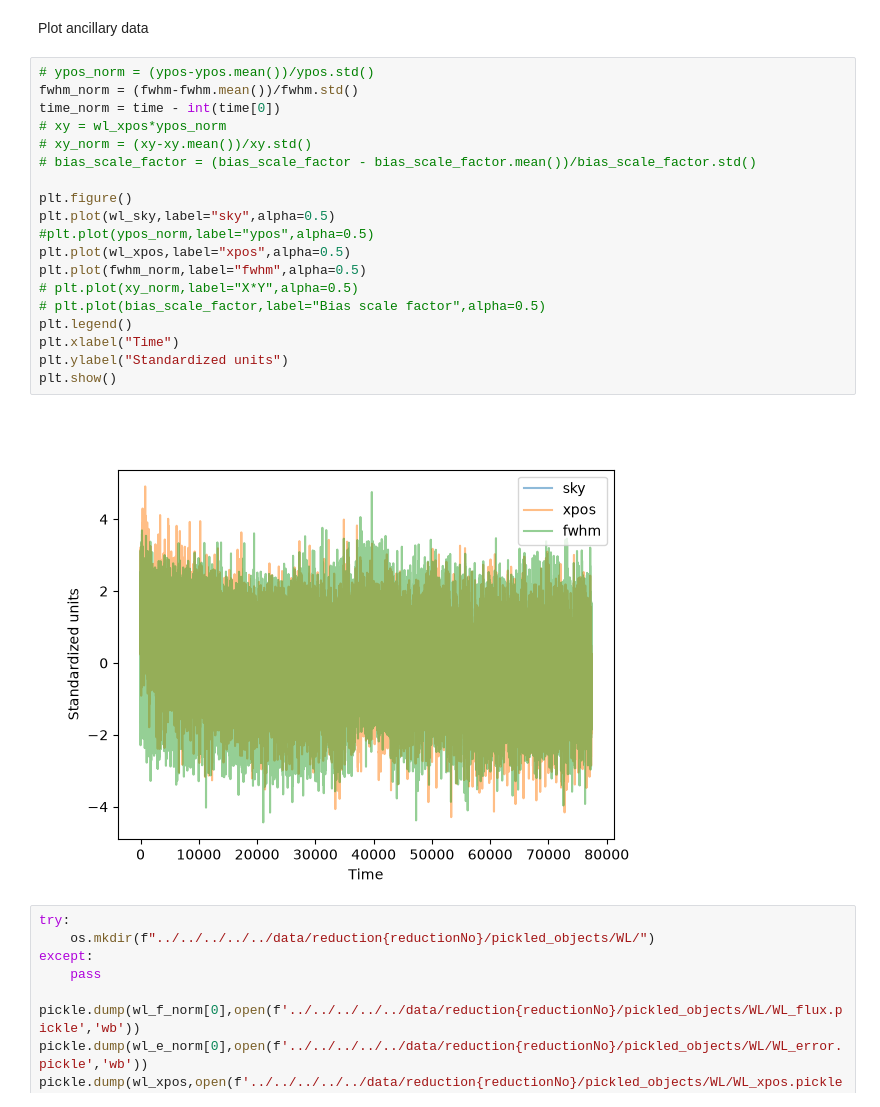
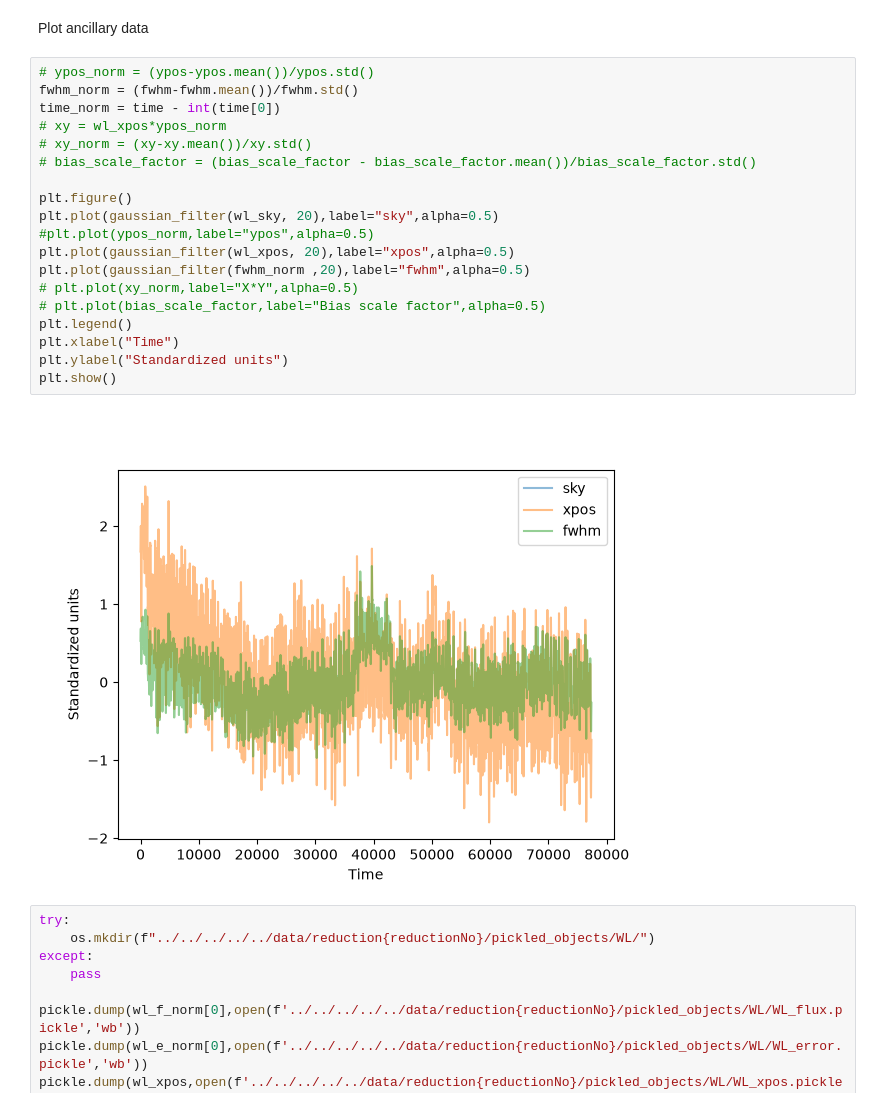
Before and after one commit to J-Ulik/Tiberius, a Jupyter notebook: src/reduction_utils/JWST_utils/reduction_notebooks/4_light_curve_creation.ipynb, the cells around one changed output. Cells and saved outputs as stored; diff of their text form.

```diff
--- a/src/reduction_utils/JWST_utils/reduction_notebooks/4_light_curve_creation.ipynb
+++ b/src/reduction_utils/JWST_utils/reduction_notebooks/4_light_curve_creation.ipynb
@@ -122,24 +122,24 @@ Plot ancillary data
 # %%
 # ypos_norm = (ypos-ypos.mean())/ypos.std()
 fwhm_norm = (fwhm-fwhm.mean())/fwhm.std()
 time_norm = time - int(time[0])
 # xy = wl_xpos*ypos_norm
 # xy_norm = (xy-xy.mean())/xy.std()
 # bias_scale_factor = (bias_scale_factor - bias_scale_factor.mean())/bias_scale_factor.std()
 
 plt.figure()
-plt.plot(wl_sky,label="sky",alpha=0.5)
+plt.plot(gaussian_filter(wl_sky, 20),label="sky",alpha=0.5)
 #plt.plot(ypos_norm,label="ypos",alpha=0.5)
-plt.plot(wl_xpos,label="xpos",alpha=0.5)
-plt.plot(fwhm_norm,label="fwhm",alpha=0.5)
+plt.plot(gaussian_filter(wl_xpos, 20),label="xpos",alpha=0.5)
+plt.plot(gaussian_filter(fwhm_norm ,20),label="fwhm",alpha=0.5)
 # plt.plot(xy_norm,label="X*Y",alpha=0.5)
 # plt.plot(bias_scale_factor,label="Bias scale factor",alpha=0.5)
 plt.legend()
 plt.xlabel("Time")
 plt.ylabel("Standardized units")
 plt.show()
 # %% [output]
-[figure, old version]
+[figure, new version]
 # %%
 try:
     os.mkdir(f"../../../../../data/reduction{reductionNo}/pickled_objects/WL/")
```
Also changed, not shown: parts of 3 cells of this notebook, 2 other files.
